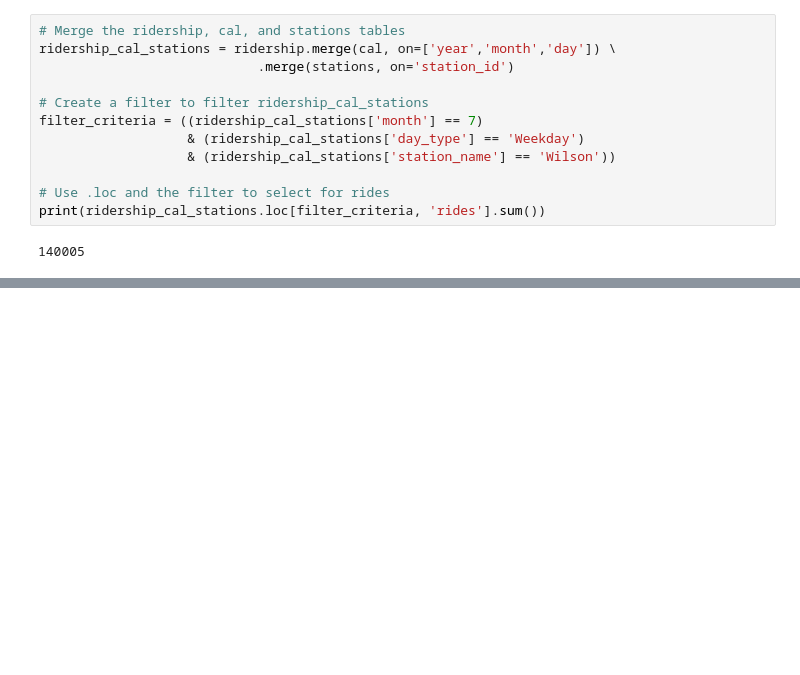
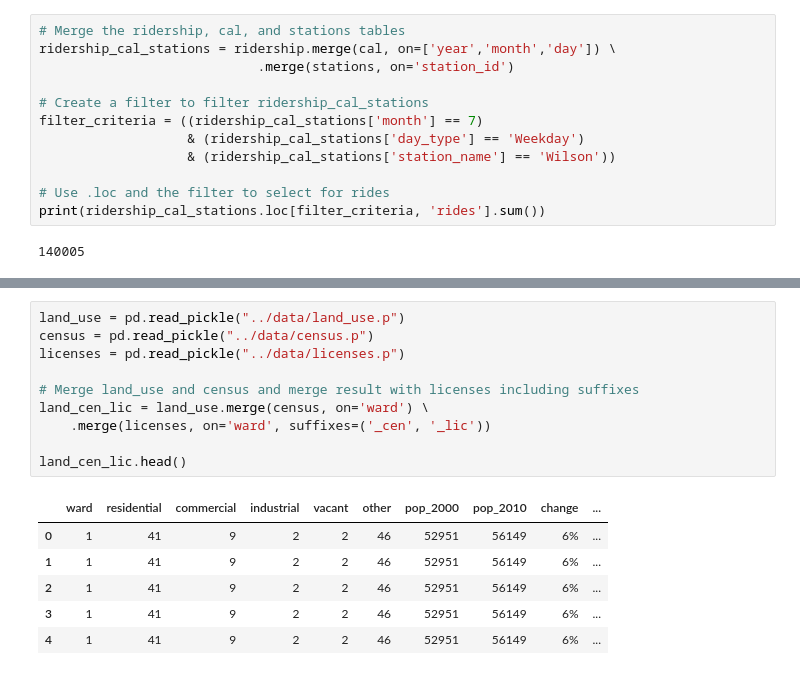
Before and after one commit to pramdevgan/Associate_Data_Scientist_in_Python, a Jupyter notebook: Joining Data with Pandas/1_Data_Merging_Basics/notebook.ipynb, the cells around one changed output, grey strips where cells are left out. Saved outputs shown, nothing was run; the diff lists cells and outputs as text; blank space fills up the shorter version.

Commit message:
Data Merging Basics Completed

```diff
--- a/Joining Data with Pandas/1_Data_Merging_Basics/notebook.ipynb
+++ b/Joining Data with Pandas/1_Data_Merging_Basics/notebook.ipynb
@@ -462,0 +513,17 @@ print(ridership_cal_stations.loc[filter_criteria, 'rides'].sum())
+# %%
+land_use = pd.read_pickle("../data/land_use.p")
+census = pd.read_pickle("../data/census.p")
+licenses = pd.read_pickle("../data/licenses.p")
+
+# Merge land_use and census and merge result with licenses including suffixes
+land_cen_lic = land_use.merge(census, on='ward') \
+    .merge(licenses, on='ward', suffixes=('_cen', '_lic'))
+
+land_cen_lic.head()
+# %% [output]
+|  | ward | residential | commercial | industrial | vacant | other | pop_2000 | pop_2010 | change | ... |
+| 0 | 1 | 41 | 9 | 2 | 2 | 46 | 52951 | 56149 | 6% | ... |
+| 1 | 1 | 41 | 9 | 2 | 2 | 46 | 52951 | 56149 | 6% | ... |
+| 2 | 1 | 41 | 9 | 2 | 2 | 46 | 52951 | 56149 | 6% | ... |
+| 3 | 1 | 41 | 9 | 2 | 2 | 46 | 52951 | 56149 | 6% | ... |
+| 4 | 1 | 41 | 9 | 2 | 2 | 46 | 52951 | 56149 | 6% | ... |
```
Also changed, not shown: parts of 8 cells of this notebook.
